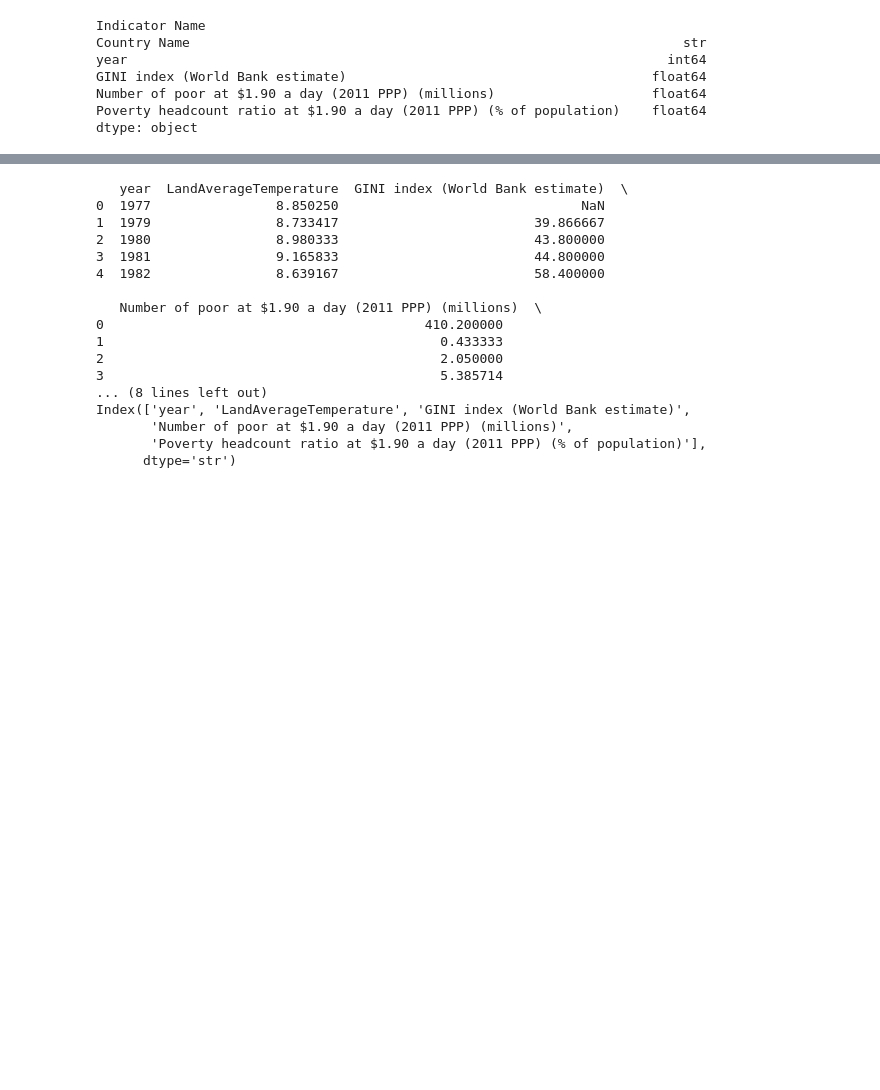
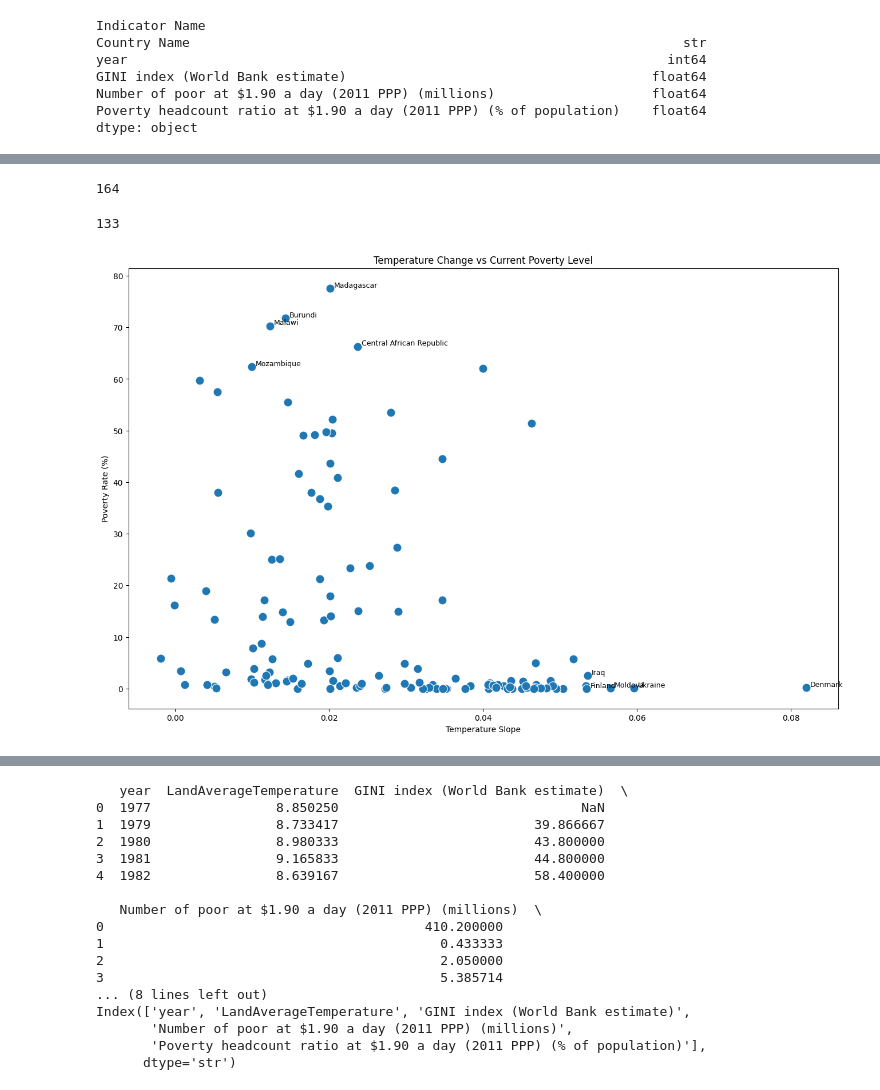
Before and after one commit to JaphletM/climate-watch, a Jupyter notebook: Opdracht 2/notebook.ipynb, the cells around one changed output, grey strips where cells are left out. Drawn from its saved outputs; the diff is of its cells as text; code cells hidden in the pictures; blank space fills up the shorter version.

```diff
--- a/Opdracht 2/notebook.ipynb
+++ b/Opdracht 2/notebook.ipynb
@@ -1103,3 +1219,11 @@ GINI index (World Bank estimate)                                       float64
 Number of poor at $1.90 a day (2011 PPP) (millions)                    float64
 Poverty headcount ratio at $1.90 a day (2011 PPP) (% of population)    float64
 dtype: object
+# %%
+poverty_wide = df_long.pivot_table(
+    index=["Country Name", "year"],
+    columns="Indicator Name",
+    values="value"
+).reset_index()
+
+poverty_wide.columns.name = None
@@ -1105,0 +1323,30 @@ dtype: object
+# %%
+poverty_col = "Poverty headcount ratio at $1.90 a day (2011 PPP) (% of population)"
+
+poverty_latest = (
+    poverty_wide[["Country Name", "year", poverty_col]]
+    .dropna(subset=[poverty_col])
+    .sort_values(["Country Name", "year"])
+    .groupby("Country Name")
+    .tail(1)
+    .rename(columns={
+        "Country Name": "Country",
+        poverty_col: "Poverty_Rate"
+    })
+)
+
+poverty_latest.head()
+poverty_latest["Country"].nunique()
+# %% [output]
+164
+# %%
+merged_df = pd.merge(
+    country_slope_df,
+    poverty_latest,
+    on="Country",
+    how="inner"
+)
+
+merged_df["Country"].nunique()
+# %% [output]
+133
@@ -1105,0 +1367,41 @@ dtype: object
+# %%
+import seaborn as sns
+import matplotlib.pyplot as plt
+import pandas as pd
+
+plt.figure(figsize=(16,10))
+
+sns.scatterplot(
+    data=merged_df,
+    x="Slope_per_year",
+    y="Poverty_Rate",
+    s=120
+)
+
+# Top warming countries
+top_warming = merged_df.nlargest(5, "Slope_per_year")
+
+# Top poverty countries
+top_poverty = merged_df.nlargest(5, "Poverty_Rate")
+
+# Combine them and remove duplicates
+top_countries = pd.concat(
+    [top_warming, top_poverty]
+).drop_duplicates()
+
+# Add labels
+for i, row in top_countries.iterrows():
+    plt.text(
+        row["Slope_per_year"] + 0.0005,
+        row["Poverty_Rate"] + 0.2,
+        row["Country"],
+        fontsize=9
+    )
+
+plt.title("Temperature Change vs Current Poverty Level")
+plt.xlabel("Temperature Slope")
+plt.ylabel("Poverty Rate (%)")
+
+plt.show()
+# %% [output]
+[figure, added]
```
Also changed, not shown: parts of 56 cells of this notebook, 19 other files.
